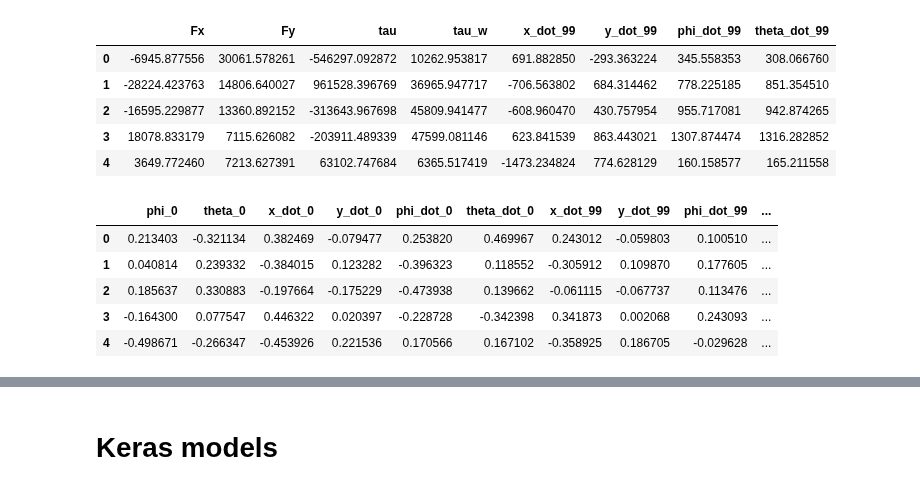
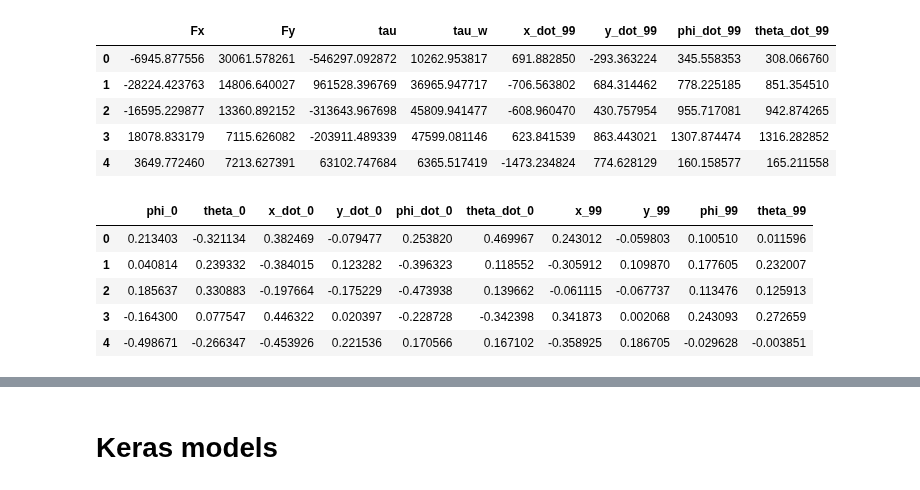
Before and after one commit to oliviatessa/MothMachineLearning, a Jupyter notebook: 023_TrainFullyActuated.ipynb, the cells around one changed output, grey strips where cells are left out. Drawn from its saved outputs; the diff is of its cells as text; code cells hidden in the pictures.

```diff
--- a/023_TrainFullyActuated.ipynb
+++ b/023_TrainFullyActuated.ipynb
@@ -116,17 +118,18 @@ trainDF.head()
 | 4 | 0.0 | -1361.776972 | 0.0 | 664.606866 | 1.468084 | 8.355107 | 0.008353 | 8.528276 | -27.521247 | -1473.234824 | 14.165396 | ... |
 # %%
 # rename columns to be consistent with other code
-trainDF.rename(columns={"x0" : "x_0", "y0" : "y_0", "phi0" : "phi_0", "theta0" : "theta_0",
+columnMapping = {"x0" : "x_0", "y0" : "y_0", "phi0" : "phi_0", "theta0" : "theta_0",
                         "x_f" : "x_99", "y_f" : "y_99", "phi_f" : "phi_99", "theta_f" : "theta_99",
                         "xd_0" : "x_dot_0", "yd_0" : "y_dot_0", "phid_0" : "phi_dot_0", "thetad_0": "theta_dot_0",
                         "xd_f" : "x_dot_99", "yd_f": "y_dot_99", "phid_f": "phi_dot_99", "thetad_f": "theta_dot_99",
-                        "tau0" : "tau"}, inplace=True)
+                        "tau0" : "tau"}
 
-testDF.rename(columns={"x0" : "x_0", "y0" : "y_0", "phi0" : "phi_0", "theta0" : "theta_0",
-                        "x_f" : "x_99", "y_f" : "y_99", "phi_f" : "phi_99", "theta_f" : "theta_99",
-                        "xd_0" : "x_dot_0", "yd_0" : "y_dot_0", "phid_0" : "phi_dot_0", "thetad_0": "theta_dot_0",
-                        "xd_f" : "x_dot_99", "yd_f": "y_dot_99", "phid_f": "phi_dot_99", "thetad_f": "theta_dot_99",
-                        "tau0" : "tau"}, inplace=True)
+# rename columns
+trainDF.rename(columns=columnMapping, inplace=True)
+testDF.rename(columns=columnMapping, inplace=True)
+
+
 trainDF.head()
+testDF.head()
 # %% [output]
 |  | x_0 | x_dot_0 | y_0 | y_dot_0 | theta_0 | theta_dot_0 | phi_0 | phi_dot_0 | x_99 | x_dot_99 | ... |
@@ -147,8 +150,7 @@ testDF["Fy"] = testDF.F * np.sin(testDF.alpha)
 # make dataset
 Xtrain = trainDF.loc[:, [ "phi_0", "theta_0",
                    "x_dot_0", "y_dot_0", "phi_dot_0", "theta_dot_0",
-                   "x_99", "y_99",
-                    "phi_99", "theta_99"]]
+                   "x_99", "y_99", "phi_99", "theta_99"]]
 
 Ytrain = trainDF.loc[:, ["Fx", "Fy", "tau", "tau_w", "x_dot_99", "y_dot_99", "phi_dot_99", "theta_dot_99",] ]
 
@@ -190,11 +192,11 @@ Ytrain_scaled = scalerY.transform(Ytrain)
 Xtest_scaled = scalerX.transform(Xtest)
 Ytest_scaled = scalerY.transform(Ytest)
 # %%
-pd.DataFrame(Xtrain_scaled, columns = X.columns).head()
+pd.DataFrame(Xtrain_scaled, columns = Xtrain.columns).head()
 # %% [output]
-|  | phi_0 | theta_0 | x_dot_0 | y_dot_0 | phi_dot_0 | theta_dot_0 | x_dot_99 | y_dot_99 | phi_dot_99 | ... |
-| 0 | 0.213403 | -0.321134 | 0.382469 | -0.079477 | 0.253820 | 0.469967 | 0.243012 | -0.059803 | 0.100510 | ... |
-| 1 | 0.040814 | 0.239332 | -0.384015 | 0.123282 | -0.396323 | 0.118552 | -0.305912 | 0.109870 | 0.177605 | ... |
-| 2 | 0.185637 | 0.330883 | -0.197664 | -0.175229 | -0.473938 | 0.139662 | -0.061115 | -0.067737 | 0.113476 | ... |
-| 3 | -0.164300 | 0.077547 | 0.446322 | 0.020397 | -0.228728 | -0.342398 | 0.341873 | 0.002068 | 0.243093 | ... |
-| 4 | -0.498671 | -0.266347 | -0.453926 | 0.221536 | 0.170566 | 0.167102 | -0.358925 | 0.186705 | -0.029628 | ... |
+|  | phi_0 | theta_0 | x_dot_0 | y_dot_0 | phi_dot_0 | theta_dot_0 | x_99 | y_99 | phi_99 | theta_99 |
+| 0 | 0.213403 | -0.321134 | 0.382469 | -0.079477 | 0.253820 | 0.469967 | 0.243012 | -0.059803 | 0.100510 | 0.011596 |
+| 1 | 0.040814 | 0.239332 | -0.384015 | 0.123282 | -0.396323 | 0.118552 | -0.305912 | 0.109870 | 0.177605 | 0.232007 |
+| 2 | 0.185637 | 0.330883 | -0.197664 | -0.175229 | -0.473938 | 0.139662 | -0.061115 | -0.067737 | 0.113476 | 0.125913 |
+| 3 | -0.164300 | 0.077547 | 0.446322 | 0.020397 | -0.228728 | -0.342398 | 0.341873 | 0.002068 | 0.243093 | 0.272659 |
+| 4 | -0.498671 | -0.266347 | -0.453926 | 0.221536 | 0.170566 | 0.167102 | -0.358925 | 0.186705 | -0.029628 | -0.003851 |
```
Also changed, not shown: parts of 85 cells of this notebook, 3 other files.
